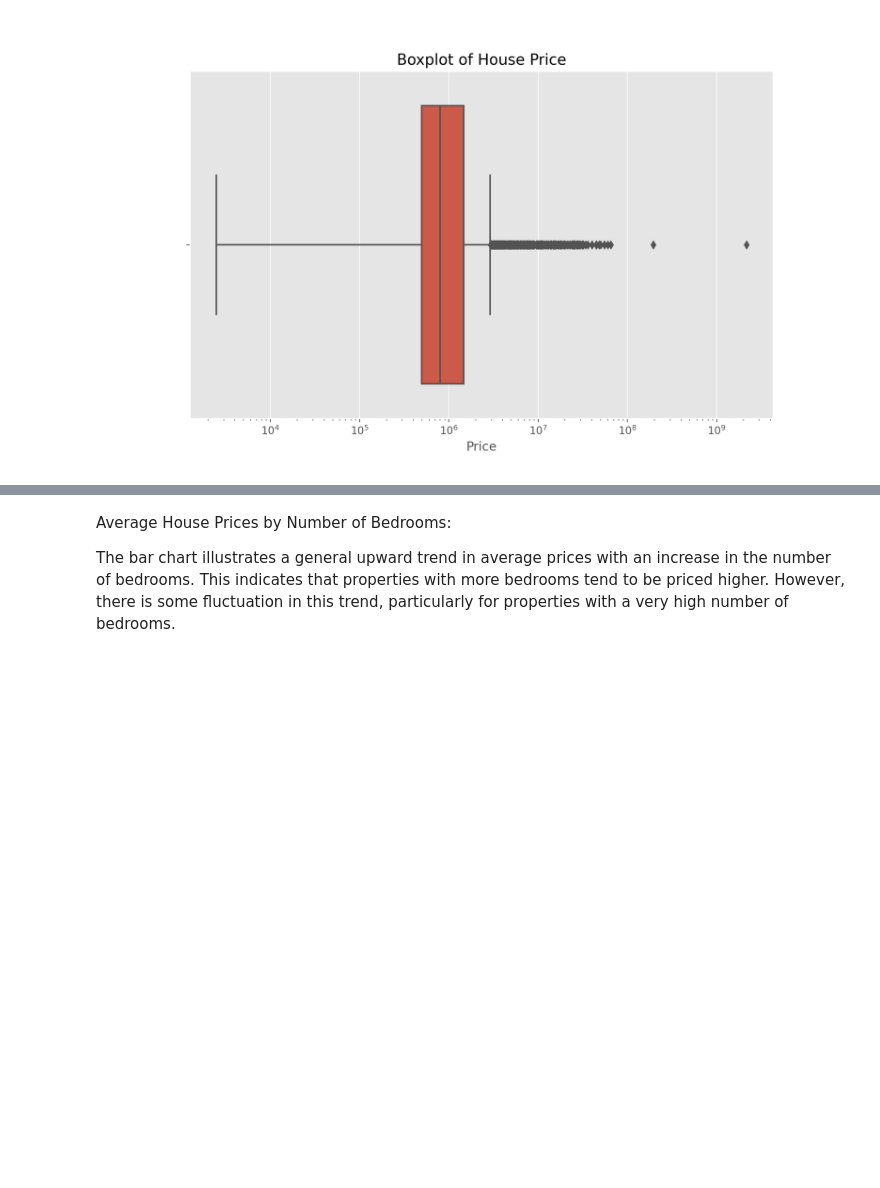
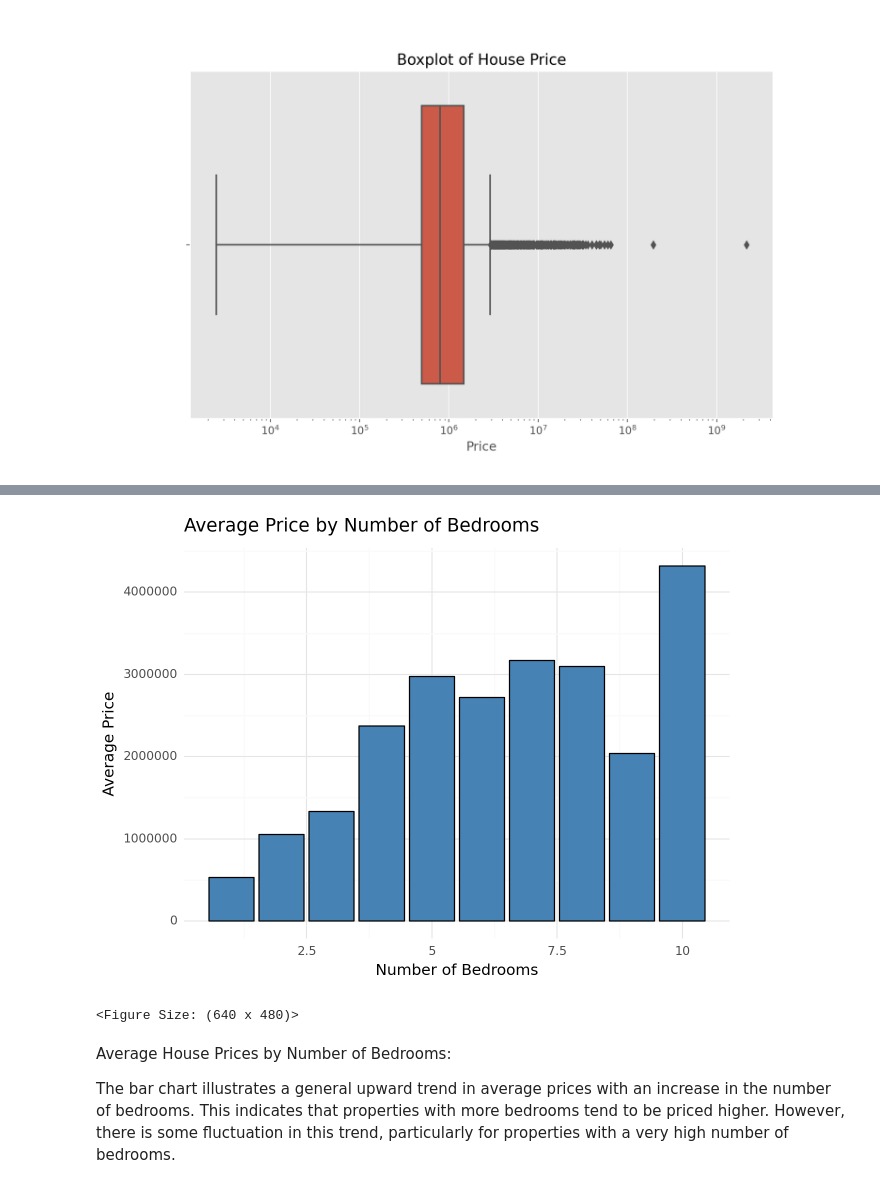
Before and after one commit to MuiruKamau/New-York-Housing-Market, a Jupyter notebook: EDA.ipynb, the cells around one changed output, grey strips where cells are left out. Drawn from its saved outputs; the diff is of its cells as text; code cells hidden in the pictures; blank space fills up the shorter version.

```diff
--- a/EDA.ipynb
+++ b/EDA.ipynb
@@ -415,3 +434,15 @@ plt.show()
+# %%
+import numpy as np
+
+(ggplot(df) +
+ aes(x='BEDS', y='PRICE') +
+ geom_bar(stat='summary', fun_y=np.mean, fill='steelblue', color='black') +
+ labs(title='Average Price by Number of Bedrooms', x='Number of Bedrooms', y='Average Price') +
+ theme_minimal()
+)
+# %% [output]
+[figure, added]
+<Figure Size: (640 x 480)>
 # %% [markdown]
 Average House Prices by Number of Bedrooms:
 
```
Also changed, not shown: parts of 13 cells of this notebook.
